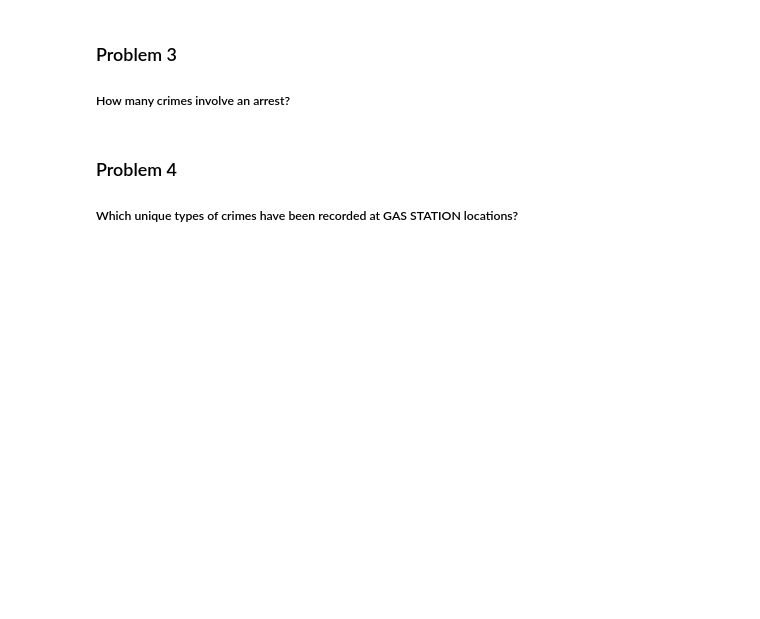
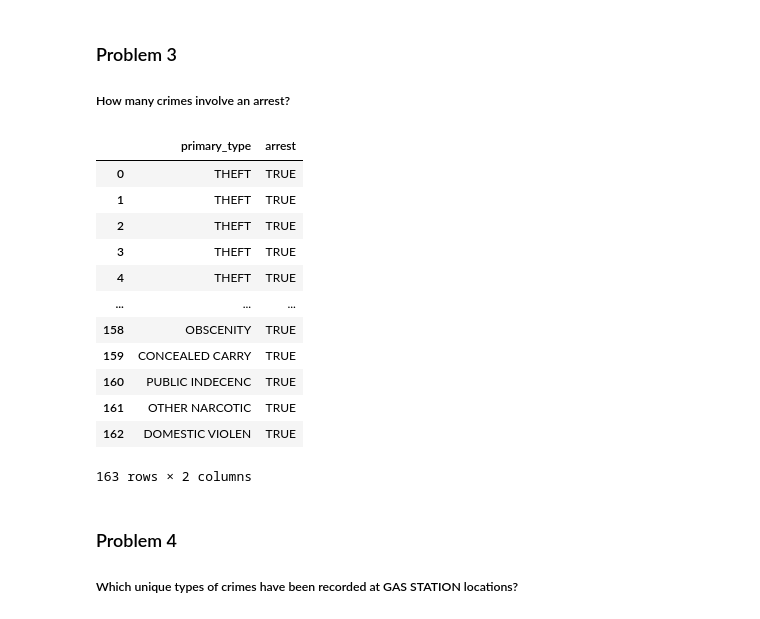
Before and after one commit to diovani-dupont/Chicago_DB, a Jupyter notebook: DB0201EN-Week4-2-2-PeerAssign.ipynb, the cells around one changed output. Saved outputs shown, nothing was run; the diff lists cells and outputs as text; code cells hidden in the pictures; blank space fills up the shorter version.

```diff
--- a/DB0201EN-Week4-2-2-PeerAssign.ipynb
+++ b/DB0201EN-Week4-2-2-PeerAssign.ipynb
@@ -121,3 +89,20 @@ Now write and execute SQL queries to solve assignment problems
+# %%
+df_3 = arrest.DataFrame()
+df_3
+# %% [output]
+|  | primary_type | arrest |
+| 0 | THEFT | TRUE |
+| 1 | THEFT | TRUE |
+| 2 | THEFT | TRUE |
+| 3 | THEFT | TRUE |
+| 4 | THEFT | TRUE |
+| ... | ... | ... |
+| 158 | OBSCENITY | TRUE |
+| 159 | CONCEALED CARRY | TRUE |
+| 160 | PUBLIC INDECENC | TRUE |
+| 161 | OTHER NARCOTIC | TRUE |
+| 162 | DOMESTIC VIOLEN | TRUE |
+163 rows × 2 columns
 # %% [markdown]
 ### Problem 4
 
```
Also changed, not shown: parts of 29 cells of this notebook.
